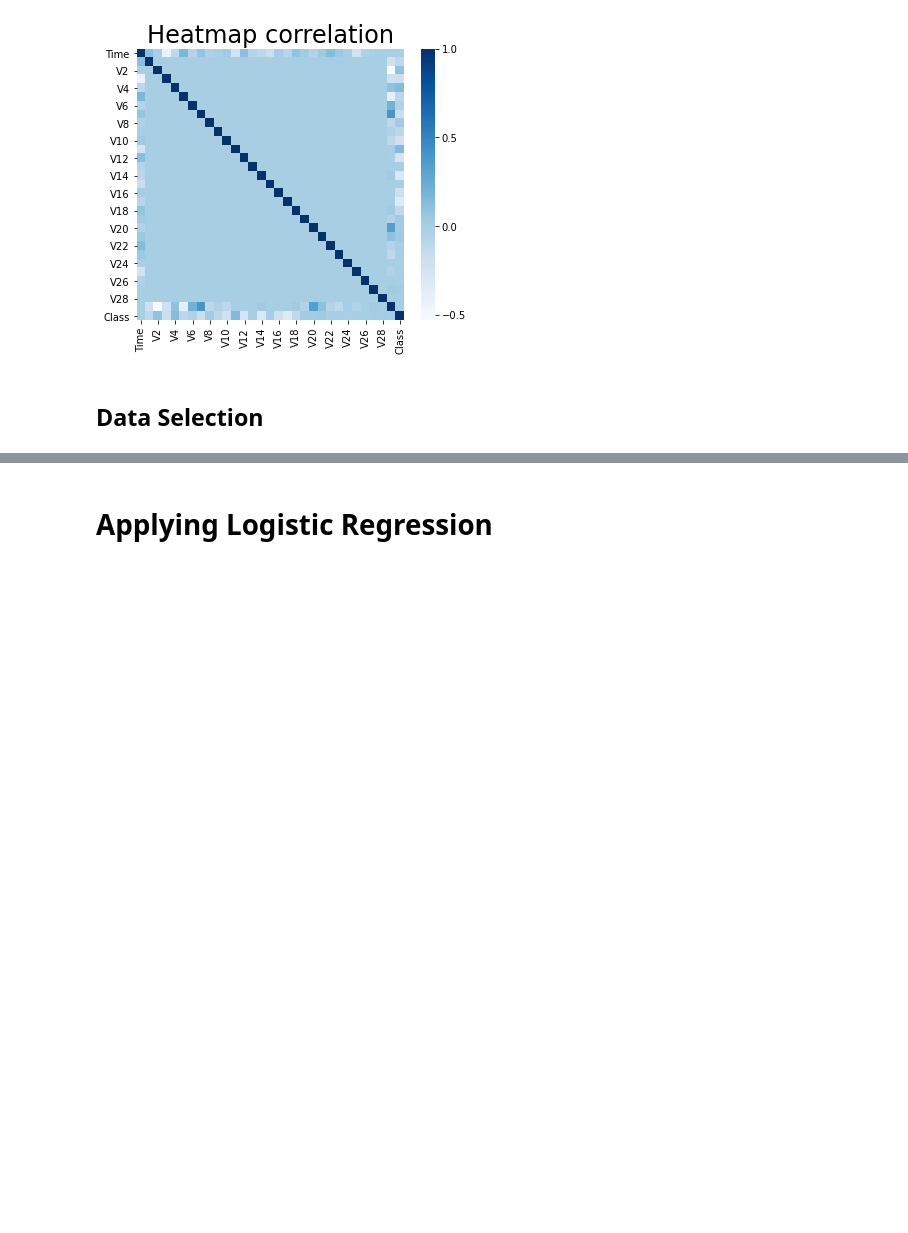
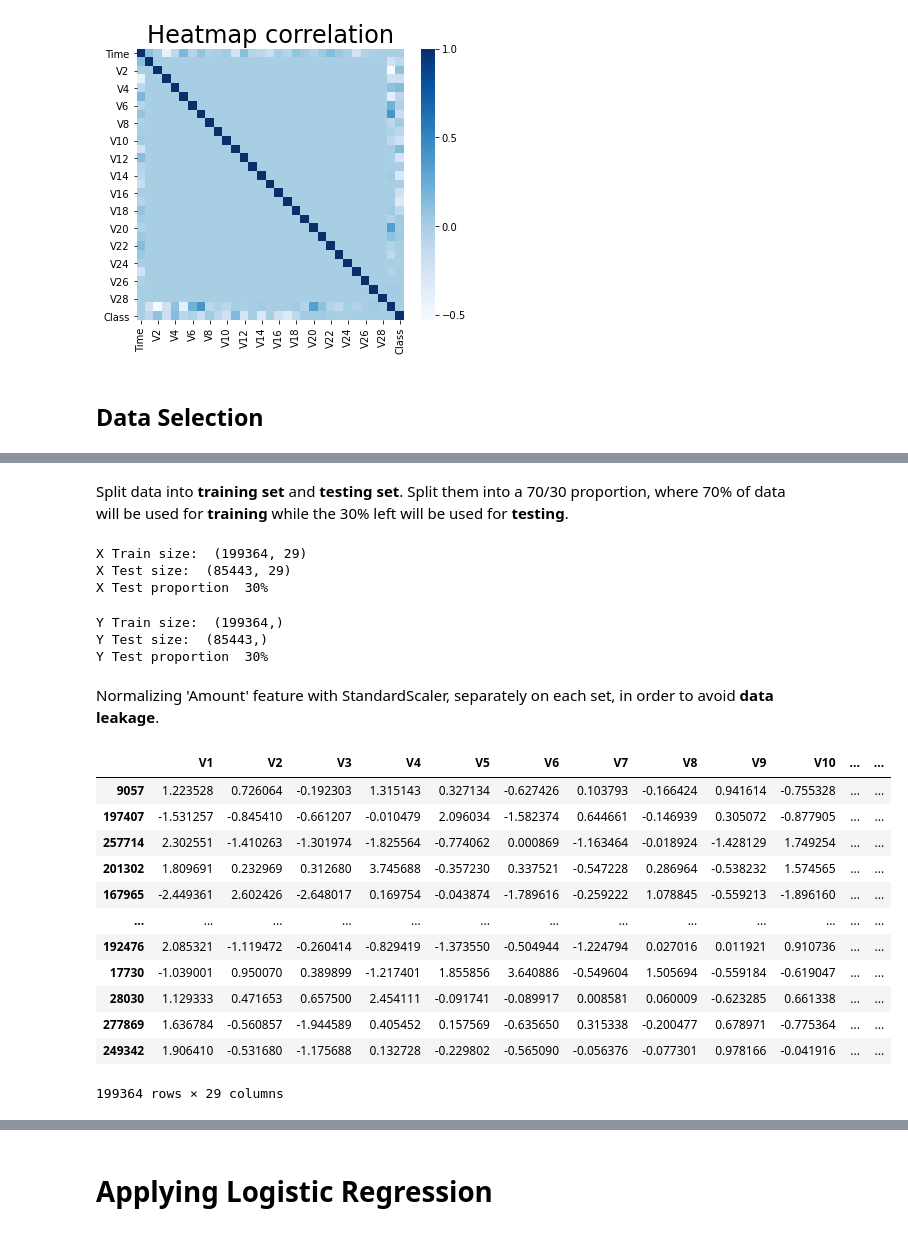
Before and after one commit to arjnmj/ML-Fraud-Detection, a Jupyter notebook: MODEL_1.ipynb, the cells around one changed output, grey strips where cells are left out. Cells and saved outputs as stored; diff of their text form; code cells hidden in the pictures; blank space fills up the shorter version.

Commit message:
Model 1 with modifications

```diff
--- a/MODEL_1.ipynb
+++ b/MODEL_1.ipynb
@@ -147,0 +104,4 @@ def plot_confusion_matrix(cm, classes,
+# %%
+X = df.drop(columns=['Class'], axis=1)
+y = df.Class
+y
@@ -147,0 +123,43 @@ def plot_confusion_matrix(cm, classes,
+# %% [markdown]
+Split data into **training set** and **testing set**. Split them into a 70/30 proportion, where 70% of data will be used for **training** while the 30% left will be used for **testing**.
+# %%
+from sklearn.model_selection import train_test_split
+train_x, test_x, train_y,test_y = train_test_split(X, y, test_size= .3, random_state = 123)
+# %%
+print('X Train size: ', train_x.shape)
+print('X Test size: ', test_x.shape)
+print('X Test proportion ', "%s%%"%round((len(test_x) / (len(train_x) + len(test_x))) * 100))
+# %% [output]
+X Train size:  (199364, 29)
+X Test size:  (85443, 29)
+X Test proportion  30%
+# %%
+print('Y Train size: ', train_y.shape)
+print('Y Test size: ', test_y.shape)
+print('Y Test proportion ', "%s%%"%round((len(test_y) / (len(train_y) + len(test_y))) * 100))
+# %% [output]
+Y Train size:  (199364,)
+Y Test size:  (85443,)
+Y Test proportion  30%
+# %% [markdown]
+Normalizing 'Amount' feature with StandardScaler, separately on each set, in order to avoid **data leakage**.
+# %%
+# Scaling data on the training set
+from sklearn.preprocessing import StandardScaler
+scaler = StandardScaler()
+train_x['Amount'] = scaler.fit_transform(train_x.Amount.values.reshape(-1,1))
+train_x
+# %% [output]
+|  | V1 | V2 | V3 | V4 | V5 | V6 | V7 | V8 | V9 | V10 | ... | ... |
+| 9057 | 1.223528 | 0.726064 | -0.192303 | 1.315143 | 0.327134 | -0.627426 | 0.103793 | -0.166424 | 0.941614 | -0.755328 | ... | ... |
+| 197407 | -1.531257 | -0.845410 | -0.661207 | -0.010479 | 2.096034 | -1.582374 | 0.644661 | -0.146939 | 0.305072 | -0.877905 | ... | ... |
+| 257714 | 2.302551 | -1.410263 | -1.301974 | -1.825564 | -0.774062 | 0.000869 | -1.163464 | -0.018924 | -1.428129 | 1.749254 | ... | ... |
+| 201302 | 1.809691 | 0.232969 | 0.312680 | 3.745688 | -0.357230 | 0.337521 | -0.547228 | 0.286964 | -0.538232 | 1.574565 | ... | ... |
+| 167965 | -2.449361 | 2.602426 | -2.648017 | 0.169754 | -0.043874 | -1.789616 | -0.259222 | 1.078845 | -0.559213 | -1.896160 | ... | ... |
+| ... | ... | ... | ... | ... | ... | ... | ... | ... | ... | ... | ... | ... |
+| 192476 | 2.085321 | -1.119472 | -0.260414 | -0.829419 | -1.373550 | -0.504944 | -1.224794 | 0.027016 | 0.011921 | 0.910736 | ... | ... |
+| 17730 | -1.039001 | 0.950070 | 0.389899 | -1.217401 | 1.855856 | 3.640886 | -0.549604 | 1.505694 | -0.559184 | -0.619047 | ... | ... |
+| 28030 | 1.129333 | 0.471653 | 0.657500 | 2.454111 | -0.091741 | -0.089917 | 0.008581 | 0.060009 | -0.623285 | 0.661338 | ... | ... |
+| 277869 | 1.636784 | -0.560857 | -1.944589 | 0.405452 | 0.157569 | -0.635650 | 0.315338 | -0.200477 | 0.678971 | -0.775364 | ... | ... |
+| 249342 | 1.906410 | -0.531680 | -1.175688 | 0.132728 | -0.229802 | -0.565090 | -0.056376 | -0.077301 | 0.978166 | -0.041916 | ... | ... |
+199364 rows × 29 columns
```
Also changed, not shown: parts of 40 cells of this notebook.
